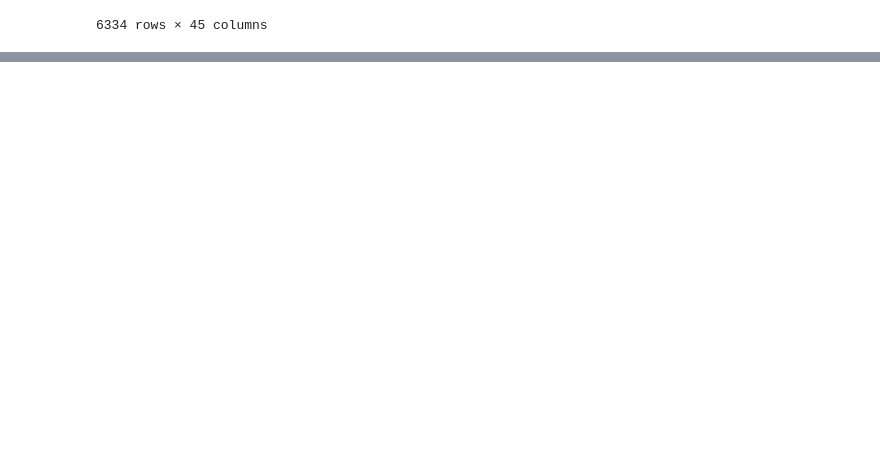
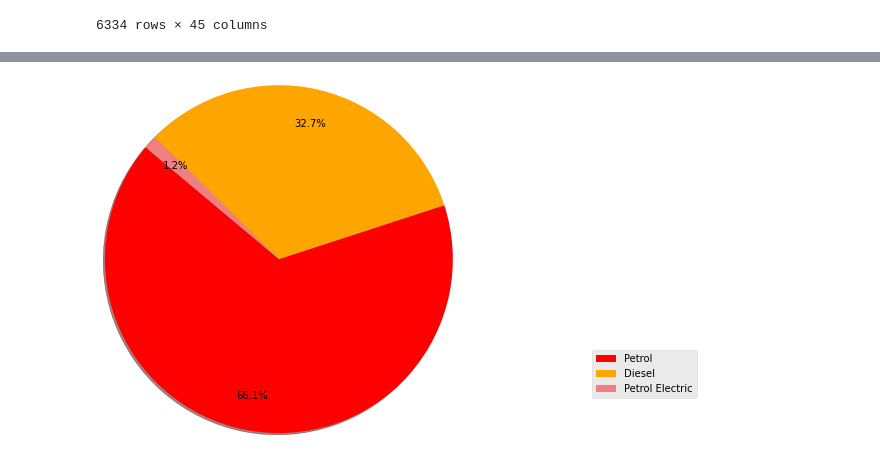
Before and after one commit to grilgamesh/How-important-is-the-change-to-electric-cars-, a Jupyter notebook: datalook.ipynb, the cells around one changed output, grey strips where cells are left out. Cells and saved outputs as stored; diff of their text form; code cells hidden in the pictures; blank space fills up the shorter version.

```diff
--- a/datalook.ipynb
+++ b/datalook.ipynb
@@ -25,0 +63,4 @@ euro_df
+# %%
+#Converting the 'Date of change' coulmn from object to datetime
+euro_df["Date of change"] = pd.to_datetime(euro_df["Date of change"])
+print (euro_df.dtypes)
@@ -25,0 +103,4 @@ euro_df
+# %%
+#Filtering the year of change coulumn by 2019
+Filtered_df_2019 = euro_df[euro_df.year_of_change == 2019]
+Filtered_df_2019.head()
@@ -25,0 +115,10 @@ euro_df
+# %%
+#Plotting a pie chart based on the fuel type popularity in 2019
+counts1 = Filtered_df_2019["Fuel Type"].value_counts()
+plt.pie(counts1.values, explode=None, colors=colors, autopct='%1.1f%%', shadow=True, startangle=140, radius=2, pctdistance = 0.8)
+
+plt.style.use("ggplot")
+plt.legend(bbox_to_anchor= (1.02,1), loc="upper left", borderaxespad=20,labels=counts1.index.values)
+plt.show()
+# %% [output]
+[figure, added]
```
Also changed, not shown: parts of 13 cells of this notebook, 1 other file.
